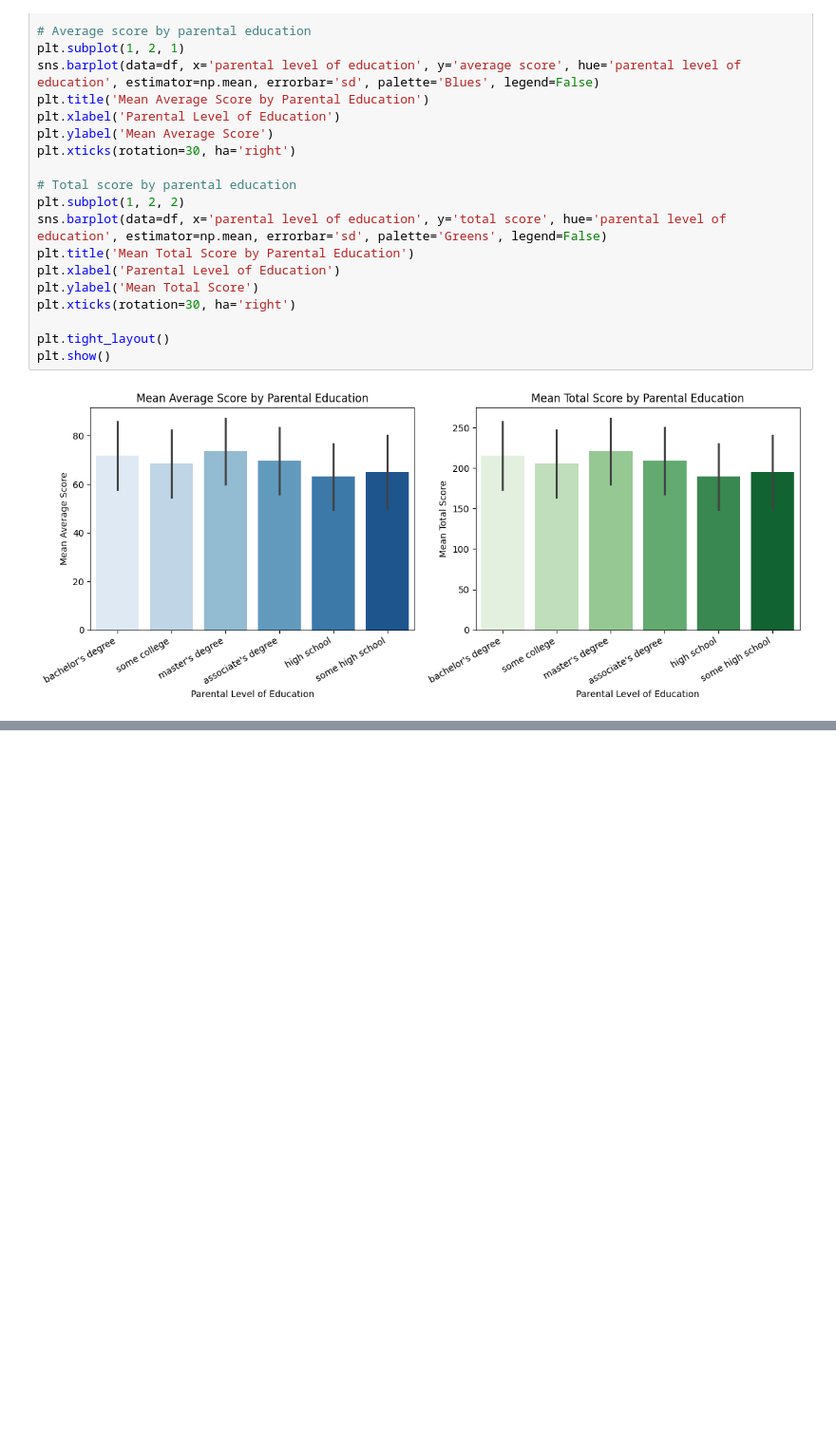
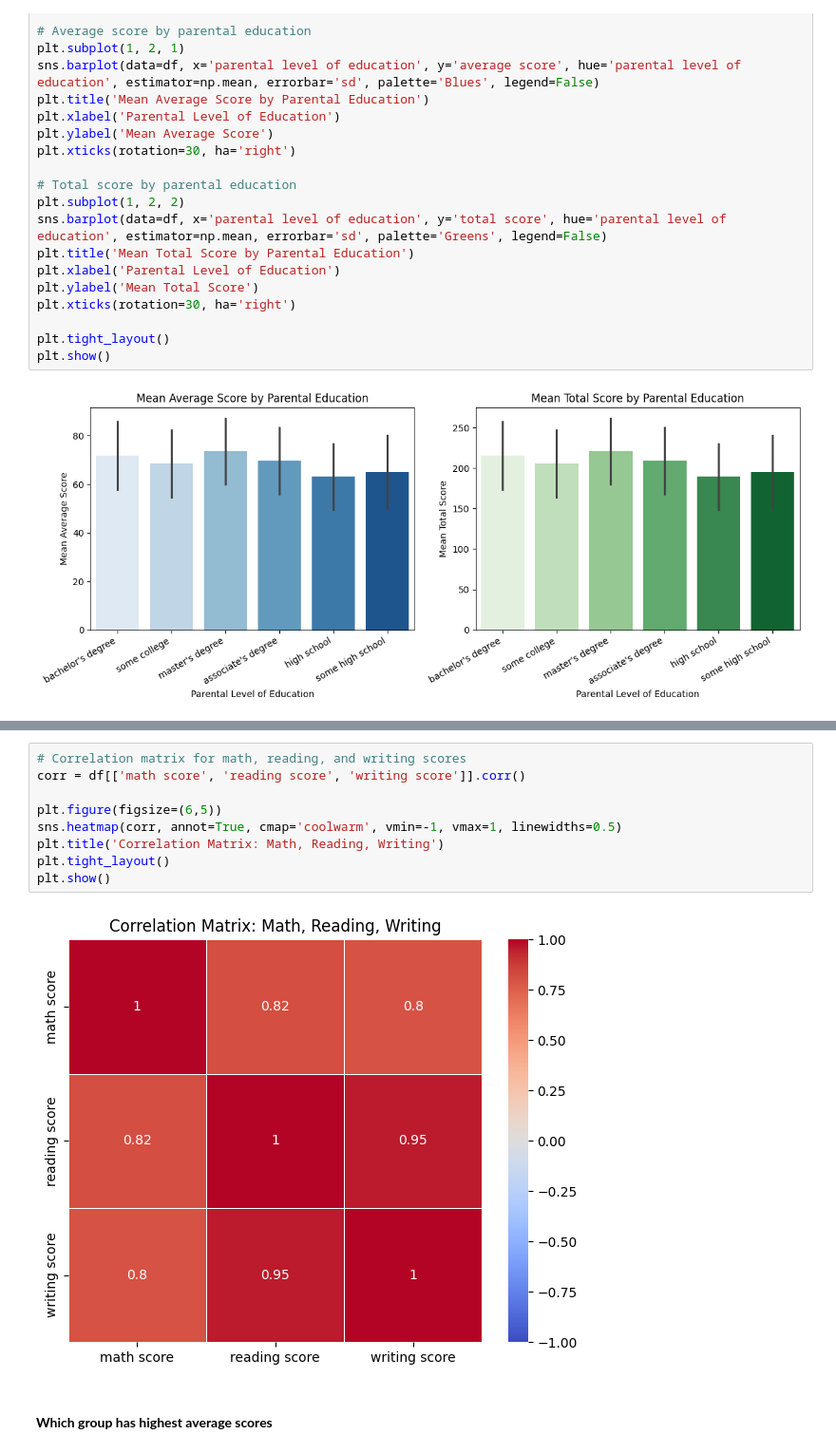
Before and after one commit to kkbbmrl/EDA, a Jupyter notebook: hello.ipynb, the cells around one changed output, grey strips where cells are left out. Shown: that part at 95% size. Cells and saved outputs as stored; diff of their text form; blank space fills up the shorter version.

```diff
--- a/hello.ipynb
+++ b/hello.ipynb
@@ -417,0 +428,13 @@ plt.show()
+# %%
+# Correlation matrix for math, reading, and writing scores
+corr = df[['math score', 'reading score', 'writing score']].corr()
+
+plt.figure(figsize=(6,5))
+sns.heatmap(corr, annot=True, cmap='coolwarm', vmin=-1, vmax=1, linewidths=0.5)
+plt.title('Correlation Matrix: Math, Reading, Writing')
+plt.tight_layout()
+plt.show()
+# %% [output]
+[figure, added]
+# %% [markdown]
+#### **Which group has highest average scores**
```
Also changed, not shown: parts of 4 cells of this notebook.
